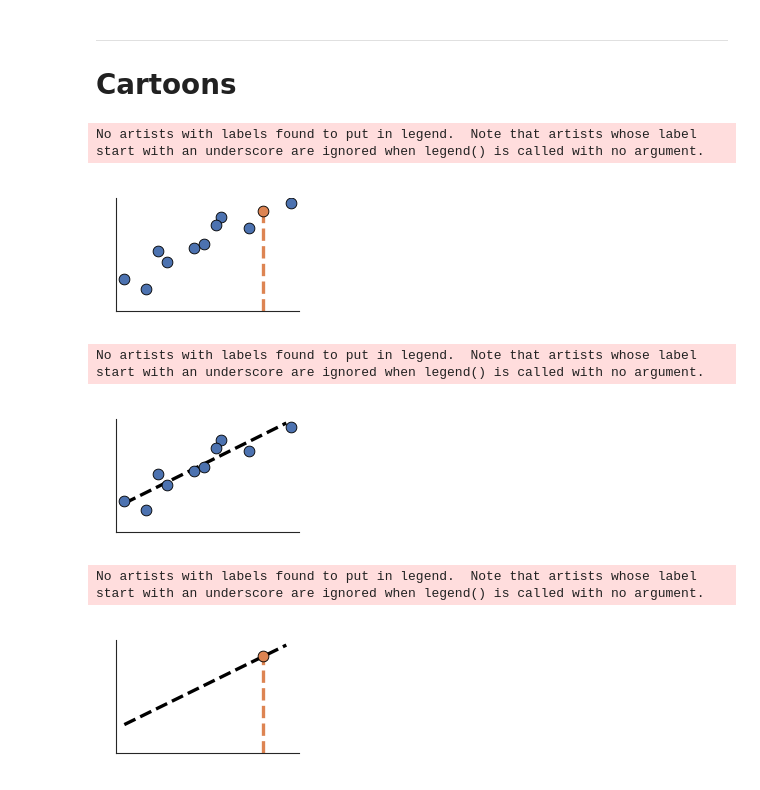
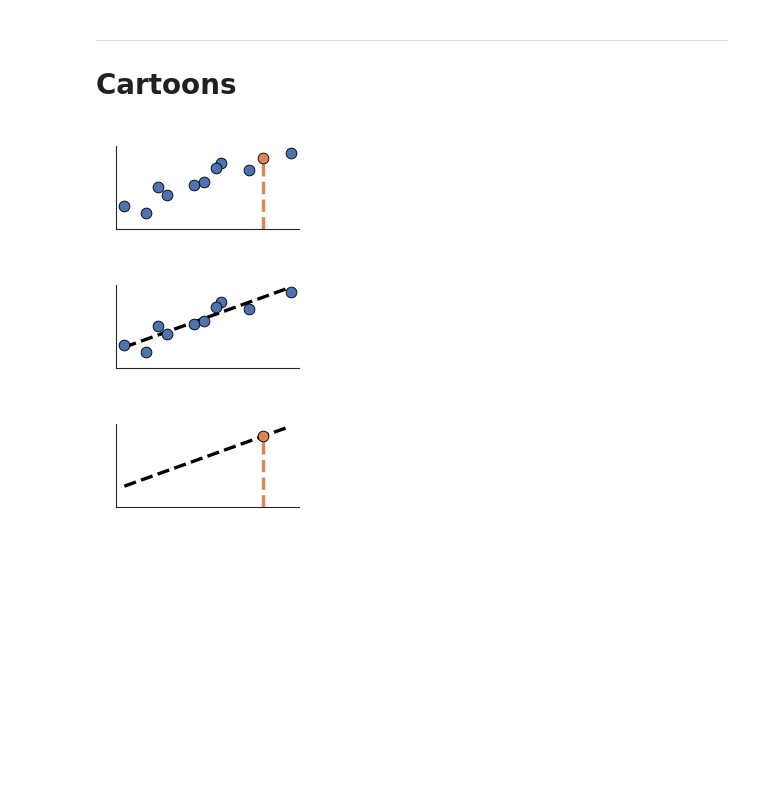
Before and after one commit to EricElmoznino/explicit_implicit_icl, a Jupyter notebook: notebooks/neurips/figures.ipynb, the cells around one changed output. Saved outputs shown, nothing was run; the diff lists cells and outputs as text; code cells hidden in the pictures; blank space fills up the shorter version.

```diff
--- a/notebooks/neurips/figures.ipynb
+++ b/notebooks/neurips/figures.ipynb
@@ -1430,44 +1430,38 @@ Loading from cached file data/mlp_classification_100_10_near.csv...
 # %%
 np.random.seed(1)
 w, b = 2, 0.5
 x = np.random.uniform(0, 1, 10)
 y = x * w + b + np.random.normal(0, 0.15, 10)
 x_q = np.array([0.6])
 y_q = x_q * w + b
 
-fig, ax = plt.subplots(figsize=(1, 0.65))
+fig, ax = plt.subplots(figsize=(1, 0.5))
 sns.scatterplot(x=x, y=y, s=15, edgecolor="black", zorder=1, ax=ax)
 sns.scatterplot(x=x_q, y=y_q, s=15, edgecolor="black", zorder=2, color=sns.color_palette()[1], ax=ax)
 ax.vlines(x=x_q, ymin=0, ymax=y_q, linestyle="--", zorder=1, color=sns.color_palette()[1])
 ax.tick_params(axis="both", which="both", bottom=False, left=False, labelbottom=False, labelleft=False)
-ax.set(ylim=(0, None))
-ax.legend().remove()
+ax.set(ylim=(0, 2))
 fig.savefig("saved/cartoon_implicit.pdf")
 plt.show()
 
-fig, ax = plt.subplots(figsize=(1, 0.65))
+fig, ax = plt.subplots(figsize=(1, 0.5))
 sns.lineplot(x=np.linspace(0, 0.7, 2), y=np.linspace(0, 0.7, 2) * w + b, color="black", linestyle="--", zorder=1, ax=ax)
 sns.scatterplot(x=x, y=y, s=15, edgecolor="black", zorder=2, ax=ax)
 ax.tick_params(axis="both", which="both", bottom=False, left=False, labelbottom=False, labelleft=False)
-ax.set(ylim=(0, None))
-ax.legend().remove()
+ax.set(ylim=(0, 2))
 fig.savefig("saved/cartoon_explicit_context.pdf")
 plt.show()
 
-fig, ax = plt.subplots(figsize=(1, 0.65))
+fig, ax = plt.subplots(figsize=(1, 0.5))
 sns.scatterplot(x=x, y=y, s=15, edgecolor="white", color="white", ax=ax)
 sns.lineplot(x=np.linspace(0, 0.7, 2), y=np.linspace(0, 0.7, 2) * w + b, color="black", linestyle="--", zorder=1, ax=ax)
 sns.scatterplot(x=x_q, y=y_q, s=15, edgecolor="black", color=sns.color_palette()[1], zorder=2, ax=ax)
 ax.vlines(x=x_q, ymin=0, ymax=y_q, linestyle="--", zorder=1, color=sns.color_palette()[1])
 ax.tick_params(axis="both", which="both", bottom=False, left=False, labelbottom=False, labelleft=False)
-ax.set(ylim=(0, None))
-ax.legend().remove()
+ax.set(ylim=(0, 2))
 fig.savefig("saved/cartoon_explicit_prediction.pdf")
 plt.show()
 # %% [output]
-No artists with labels found to put in legend.  Note that artists whose label start with an underscore are ignored when legend() is called with no argument.
-[figure, old version]
+[figure, new version]
-No artists with labels found to put in legend.  Note that artists whose label start with an underscore are ignored when legend() is called with no argument.
-[figure, old version]
+[figure, new version]
-No artists with labels found to put in legend.  Note that artists whose label start with an underscore are ignored when legend() is called with no argument.
-[figure, old version]
+[figure, new version]
```
